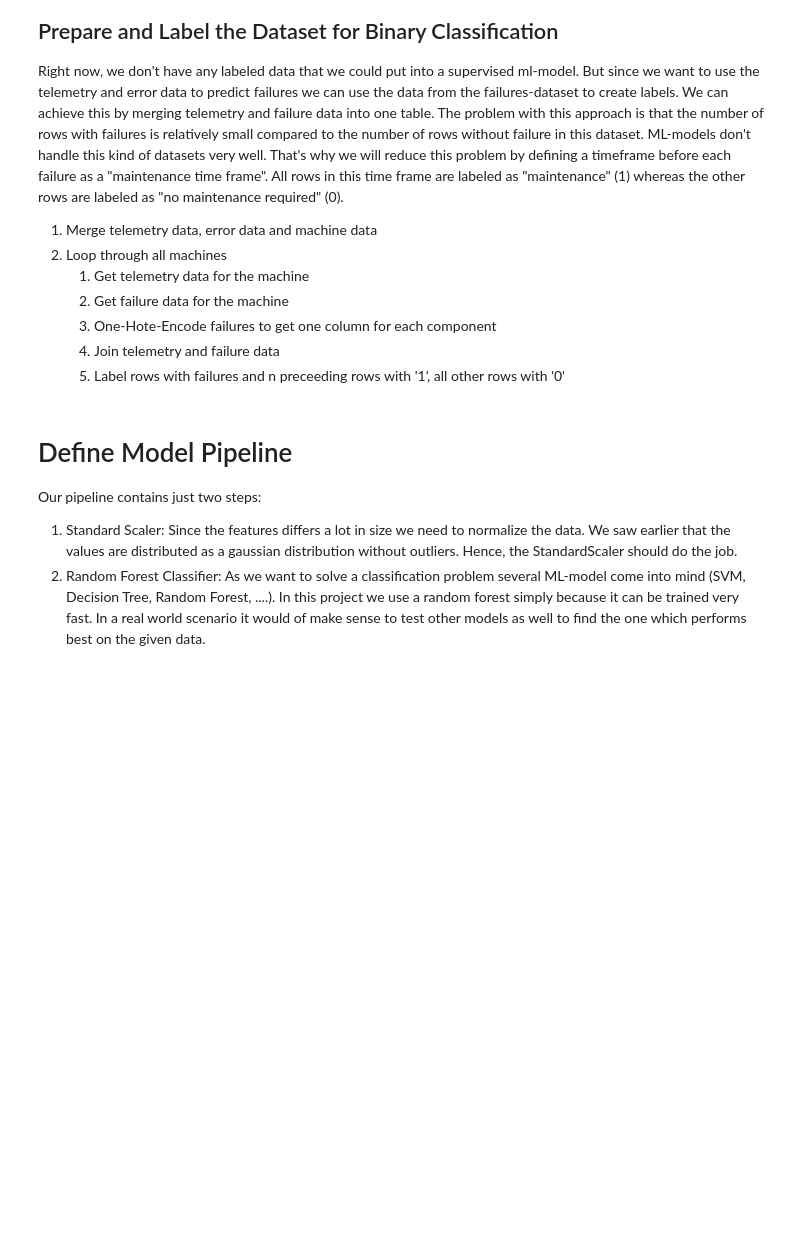
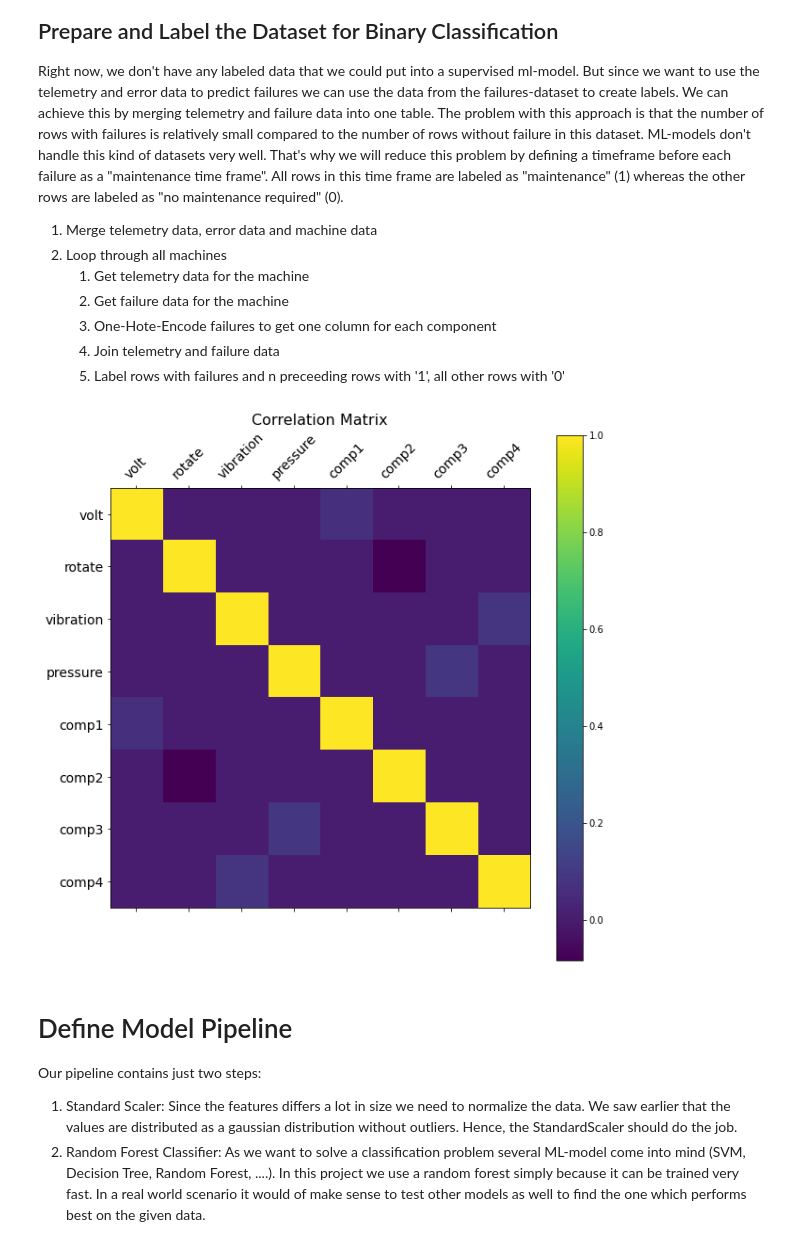
Before and after one commit to l-hamm/predictive-maintenance, a Jupyter notebook: PdM.ipynb, the cells around one changed output. Drawn from its saved outputs; the diff is of its cells as text; code cells hidden in the pictures; blank space fills up the shorter version.

Commit message:
correlation matrix added

```diff
--- a/PdM.ipynb
+++ b/PdM.ipynb
@@ -494,6 +495,16 @@ for index, row in df_machines.iterrows():
     df_tele_fail_all=pd.concat([df_tele_fail_all, df_tele_fail])
 
 df_tele_fail_all=df_tele_fail_all.fillna(0)
+# %%
+f = plt.figure(figsize=(10, 10))
+plt.matshow(df_tele_fail_all[['volt', 'rotate', 'vibration', 'pressure', 'comp1', 'comp2', 'comp3', 'comp4']].corr(), fignum=f.number)
+plt.xticks(range(df_tele_fail_all[['volt', 'rotate', 'vibration', 'pressure', 'comp1', 'comp2', 'comp3', 'comp4']].select_dtypes(['number']).shape[1]), df_tele_fail_all[['volt', 'rotate', 'vibration', 'pressure', 'comp1', 'comp2', 'comp3', 'comp4']].select_dtypes(['number']).columns, fontsize=14, rotation=45)
+plt.yticks(range(df_tele_fail_all[['volt', 'rotate', 'vibration', 'pressure', 'comp1', 'comp2', 'comp3', 'comp4']].select_dtypes(['number']).shape[1]), df_tele_fail_all[['volt', 'rotate', 'vibration', 'pressure', 'comp1', 'comp2', 'comp3', 'comp4']].select_dtypes(['number']).columns, fontsize=14)
+cb = plt.colorbar()
+plt.title('Correlation Matrix', fontsize=16)
+plt.show()
+# %% [output]
+[figure, added]
 # %% [markdown]
 # <a name="pipeline"></a>  Define Model Pipeline
 
```
Also changed, not shown: parts of 9 cells of this notebook.
